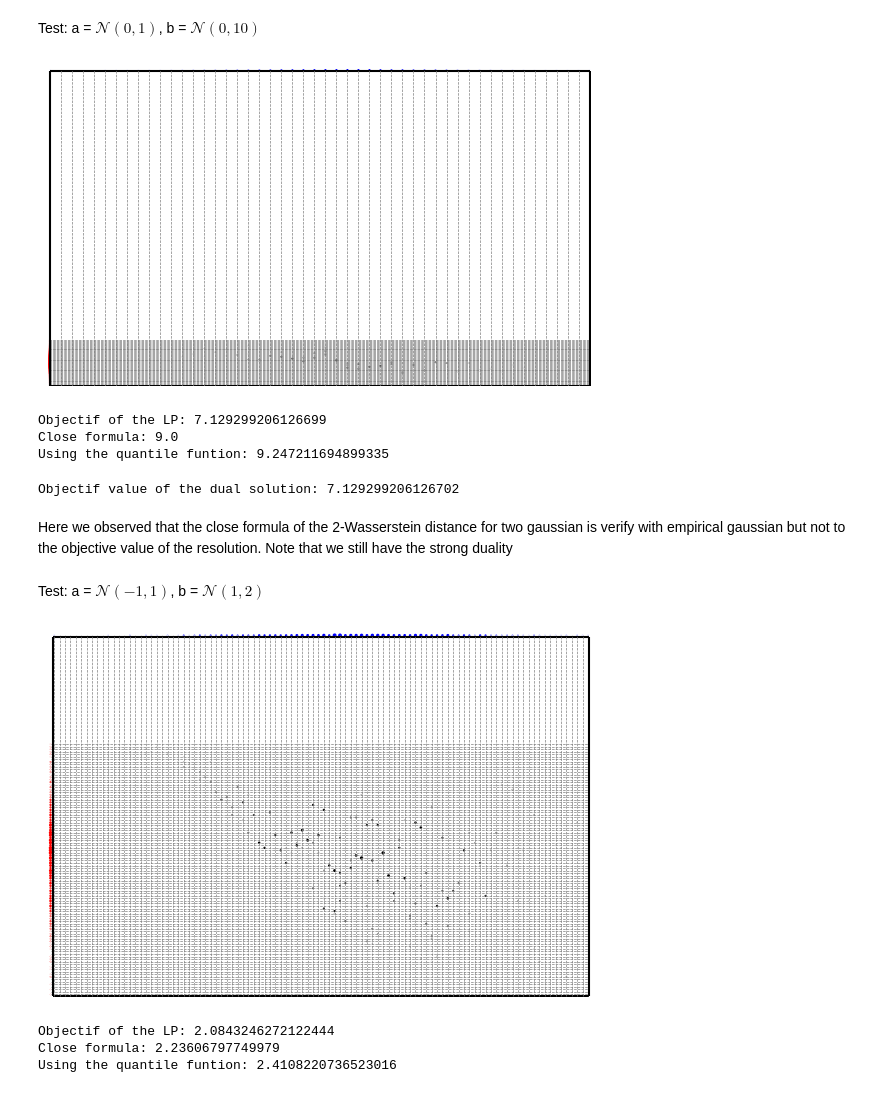
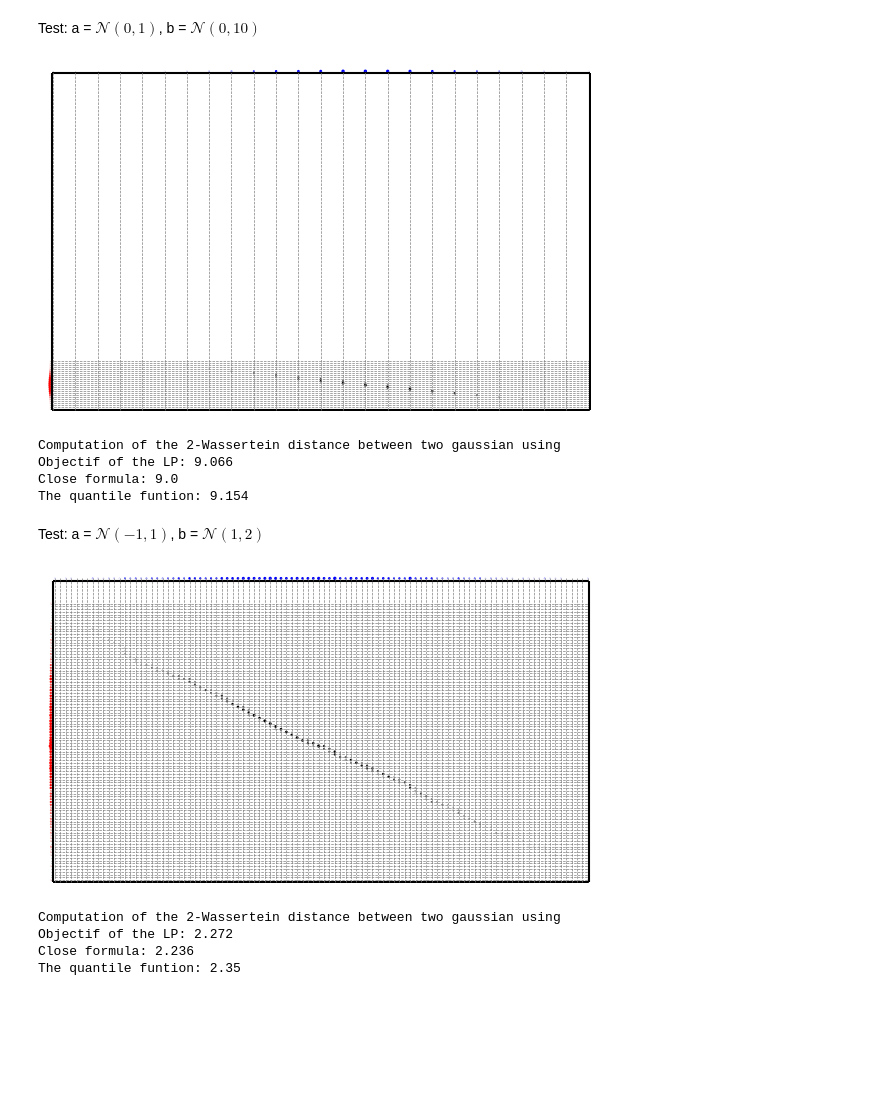
Before and after one commit to Nemo-phi/pt-ogre-ot, a Jupyter notebook: notebooks/notebook1.ipynb, the cells around one changed output. Saved outputs shown, nothing was run; the diff lists cells and outputs as text; code cells hidden in the pictures; blank space fills up the shorter version.

Commit message:
Rectification of the distance used for the LP of gaussian

```diff
--- a/notebooks/notebook1.ipynb
+++ b/notebooks/notebook1.ipynb
@@ -204,39 +206,36 @@ We observe that all values are closed
 # %% [markdown]
 Test: a = $\mathcal{N}(0, 1)$, b = $\mathcal{N}(0, 10)$
 # %%
-a7,x7,b7,y7,C7 = gaussian_gen(0,1,0,10, N=5000, n=50)
+a7,x7,b7,y7,C7 = gaussian_gen(0,1,0,10, N=5000, n=25)
 P7, obj7p = otdiscrete_primal(a7,b7,C7)
 
 plot_1D_transport(a7,x7,b7,y7,P7)
 
-print("Objectif of the LP:", obj7p)
+print("Computation of the 2-Wassertein distance between two gaussian using" )
+print(f"Objectif of the LP: {np.sqrt(obj7p):.4g}")
 print("Close formula:", Gaussian_W2(0,1,0,10))
-print("Using the quantile funtion:", Wp_discrete(a7,x7,b7,y7,2))
+print(f"The quantile funtion: {Wp_discrete(a7,x7,b7,y7,2):.4g}")
 # %% [output]
-[figure, old version]
+[figure, new version]
-Objectif of the LP: 7.129299206126699
+Computation of the 2-Wassertein distance between two gaussian using
+Objectif of the LP: 9.066
 Close formula: 9.0
-Using the quantile funtion: 9.247211694899335
+The quantile funtion: 9.154
-# %%
-f7,g7, obj7d = otdiscrete_dual(a7,b7,C7)
-print("Objectif value of the dual solution:", obj7d)
-# %% [output]
-Objectif value of the dual solution: 7.129299206126702
-# %% [markdown]
-Here we observed that the close formula of the 2-Wasserstein distance for two gaussian is verify with empirical gaussian but not to the objective value of the resolution. Note that we still have the strong duality
 # %% [markdown]
 Test: a = $\mathcal{N}(-1, 1)$, b = $\mathcal{N}(1, 2)$
 # %%
-a,x,b,y,C = gaussian_gen(-1,1,1,2, n=100)
-P, obj = otdiscrete_primal(a,b,C)
+a8,x8,b8,y8,C8 = gaussian_gen(-1,1,1,2)
+P8, obj8p = otdiscrete_primal(a8,b8,C8)
 
-plot_1D_transport(a,x,b,y,P)
+plot_1D_transport(a8,x8,b8,y8,P8)
 
-print("Objectif of the LP:", obj)
-print("Close formula:", Gaussian_W2(-1,1,1,2))
-print("Using the quantile funtion:", Wp_discrete(a,x,b,y,2))
+print("Computation of the 2-Wassertein distance between two gaussian using" )
+print(f"Objectif of the LP: {np.sqrt(obj8p):.4g}")
+print(f"Close formula: {Gaussian_W2(-1,1,1,2):.4g}")
+print(f"The quantile funtion: {Wp_discrete(a8,x8,b8,y8,2):.4g}")
 # %% [output]
-[figure, old version]
+[figure, new version]
-Objectif of the LP: 2.0843246272122444
-Close formula: 2.23606797749979
-Using the quantile funtion: 2.4108220736523016
+Computation of the 2-Wassertein distance between two gaussian using
+Objectif of the LP: 2.272
+Close formula: 2.236
+The quantile funtion: 2.35
```
Also changed, not shown: parts of 3 cells of this notebook, 1 other file.
